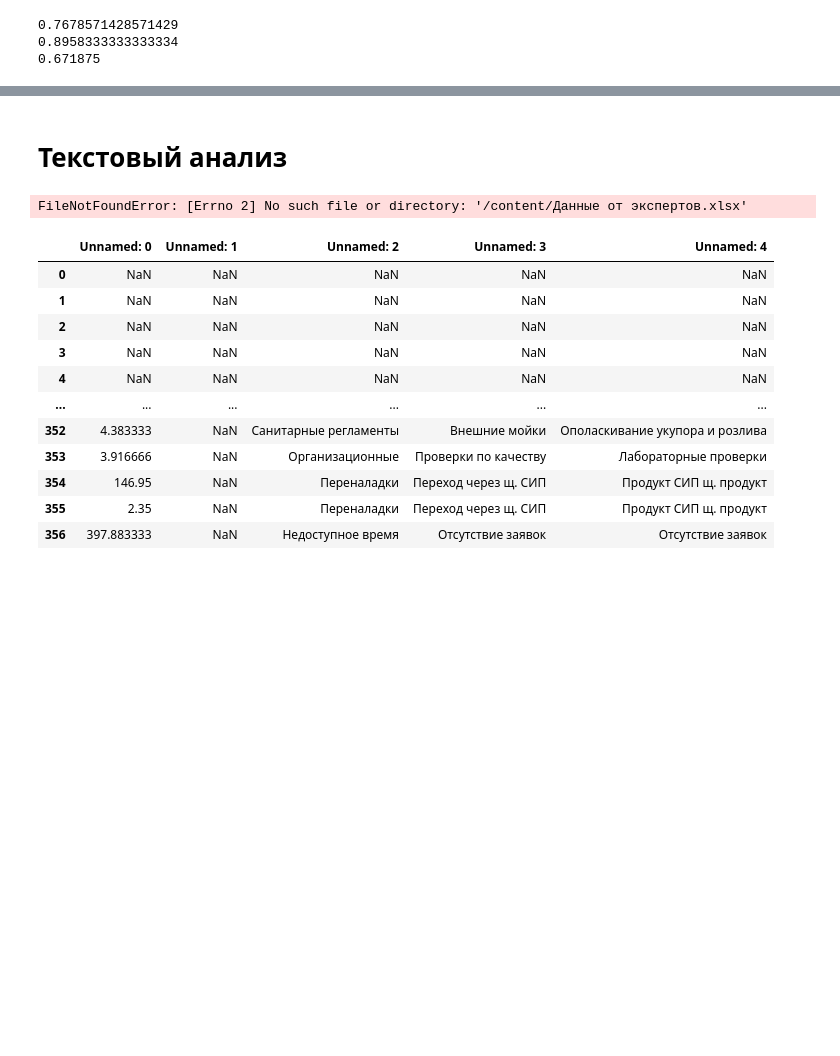
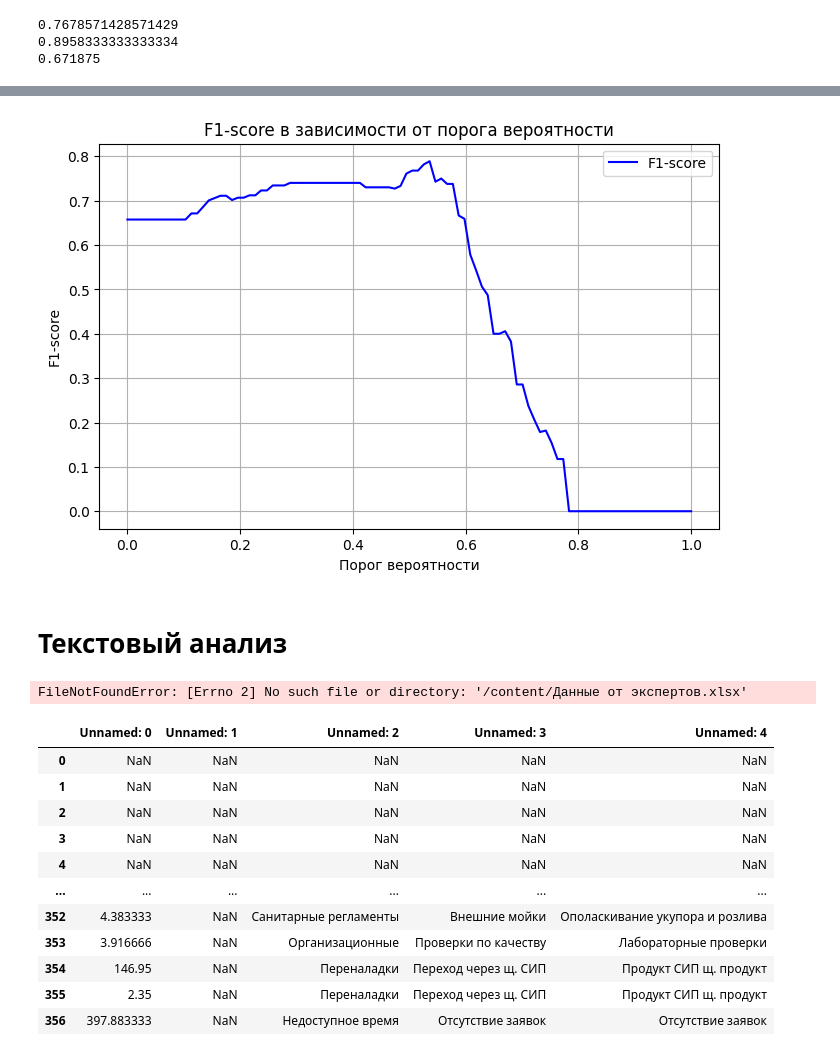
Before and after one commit to MBFROBO/hack_baltica, a Jupyter notebook: data_scanning_with_model.ipynb, the cells around one changed output, grey strips where cells are left out. Saved outputs shown, nothing was run; the diff lists cells and outputs as text; code cells hidden in the pictures; blank space fills up the shorter version.

Commit message:
add visual for f1

```diff
--- a/data_scanning_with_model.ipynb
+++ b/data_scanning_with_model.ipynb
@@ -863,0 +884,26 @@ print(mean_squared_error(y_pred_life_src, y_test_life_src))
+# %%
+
+from sklearn.metrics import f1_score
+y_scores = catboost_reg_clf.predict_proba(X_test_failure)[:, 1]
+
+# Создаем массив порогов от 0 до 1
+thresholds = np.linspace(0, 1, len(X_test_life_src))
+f1_scores = []
+
+# Рассчитываем F1 для каждого порога
+for threshold in thresholds:
+    y_pred = (y_scores >= threshold).astype(int)
+    f1 = f1_score(y_test_failure, y_pred)
+    f1_scores.append(f1)
+
+# Визуализация
+plt.figure(figsize=(8, 5))
+plt.plot(thresholds, f1_scores, label="F1-score", color="blue")
+plt.title("F1-score в зависимости от порога вероятности")
+plt.xlabel("Порог вероятности")
+plt.ylabel("F1-score")
+plt.grid(True)
+plt.legend()
+plt.show()
+# %% [output]
+[figure, added]
```
Also changed, not shown: parts of 10 cells of this notebook, 8 other files.
